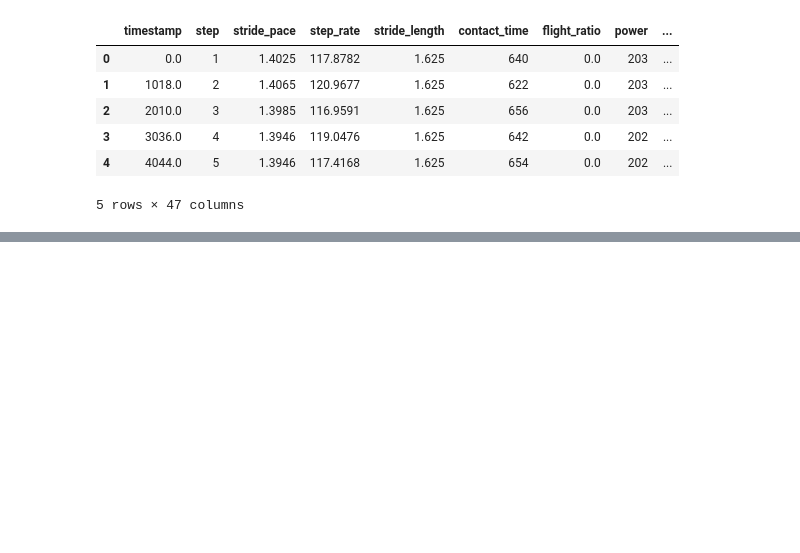
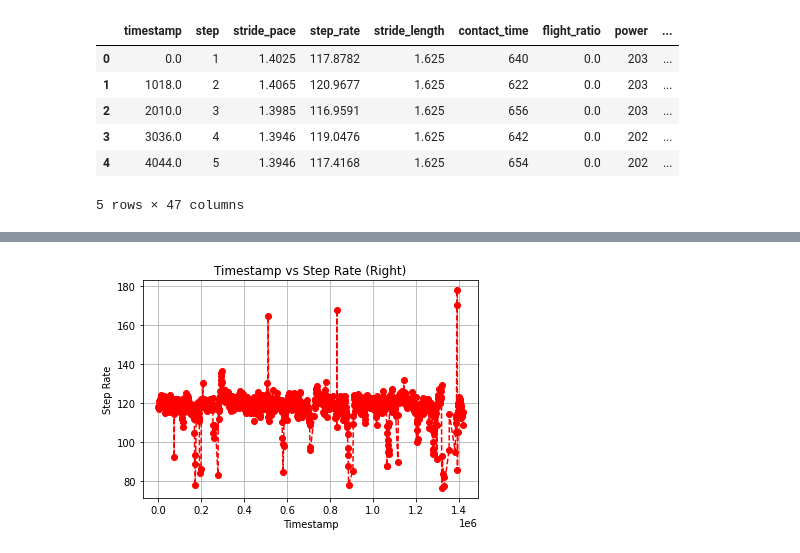
Before and after one commit to jinsung-kim/data-aggregation, a Jupyter notebook: data_aggregation.ipynb, the cells around one changed output, grey strips where cells are left out. Cells and saved outputs as stored; diff of their text form; code cells hidden in the pictures; blank space fills up the shorter version.

```diff
--- a/data_aggregation.ipynb
+++ b/data_aggregation.ipynb
@@ -32,0 +58,9 @@ right_df.head()
+# %%
+plt.title("Timestamp vs Step Rate (Right)")
+
+plt.plot(right_df["timestamp"], right_df["step_rate"], "ro--")
+plt.xlabel("Timestamp")
+plt.ylabel("Step Rate")
+plt.grid()
+# %% [output]
+[figure, added]
```
Also changed, not shown: parts of 12 cells of this notebook.
